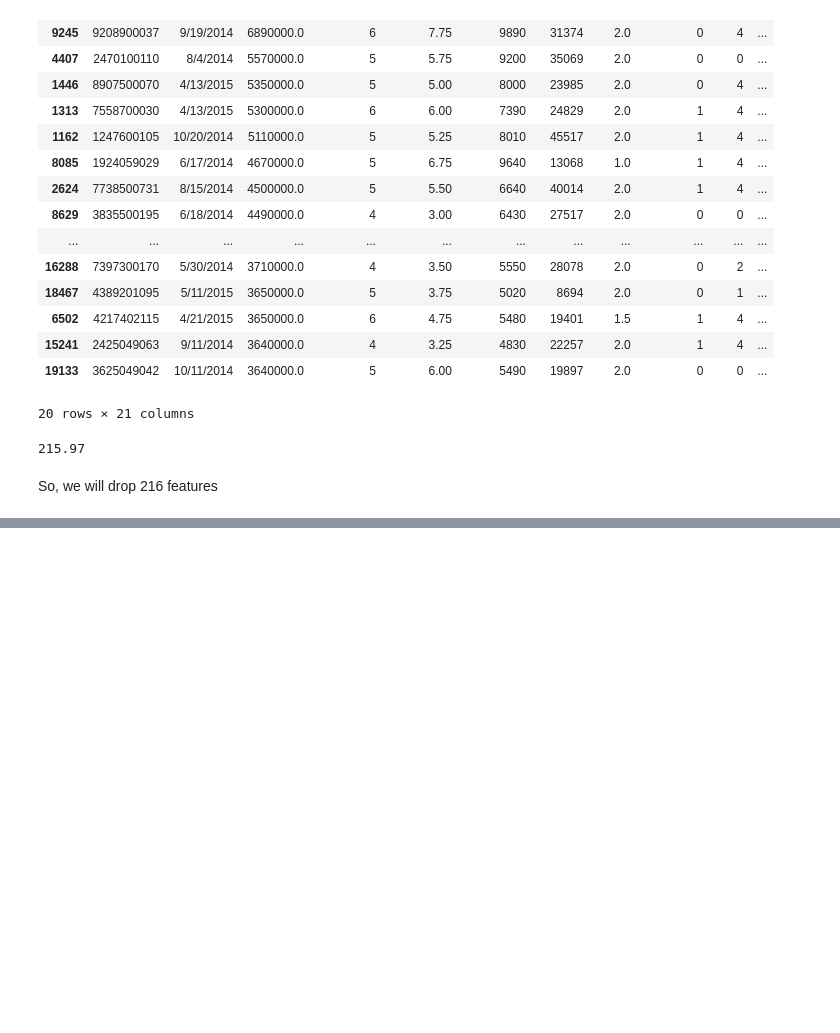
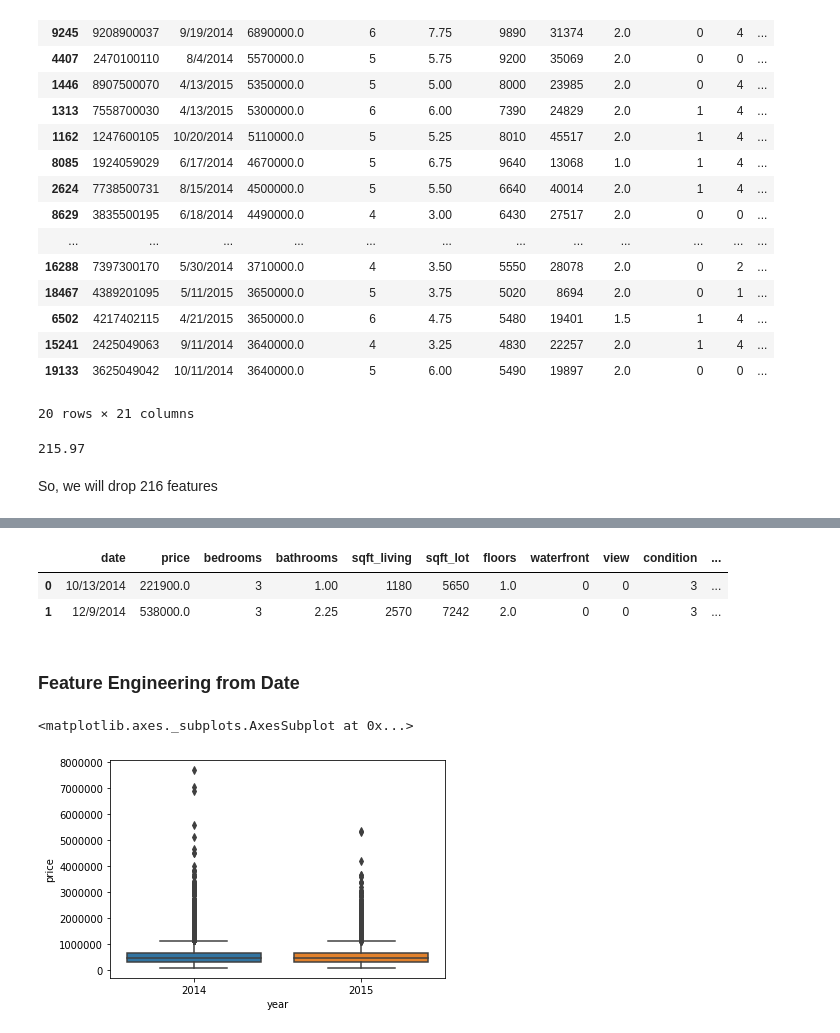
Before and after one commit to GkouskosV/Python-for-Data-Science-and-Machine-Learning-Bootcamp, a Jupyter notebook: Deep_Learning_Sections/Keras_regression.ipynb, the cells around one changed output, grey strips where cells are left out. Cells and saved outputs as stored; diff of their text form; code cells hidden in the pictures; blank space fills up the shorter version.

```diff
--- a/Deep_Learning_Sections/Keras_regression.ipynb
+++ b/Deep_Learning_Sections/Keras_regression.ipynb
@@ -224,0 +280,20 @@ So, we will drop 216 features
+# %%
+df = df.drop('id', axis=1)
+# %%
+df.head(2)
+# %% [output]
+|  | date | price | bedrooms | bathrooms | sqft_living | sqft_lot | floors | waterfront | view | condition | ... |
+| 0 | 10/13/2014 | 221900.0 | 3 | 1.00 | 1180 | 5650 | 1.0 | 0 | 0 | 3 | ... |
+| 1 | 12/9/2014 | 538000.0 | 3 | 2.25 | 2570 | 7242 | 2.0 | 0 | 0 | 3 | ... |
+# %% [markdown]
+### Feature Engineering from Date
+# %%
+df['date'] = pd.to_datetime(df['date'])
+# %%
+df['month'] = df['date'].apply(lambda date: date.month)
+df['year'] = df['date'].apply(lambda date: date.year)
+# %%
+sns.boxplot(x='year', y='price',data=df)
+# %% [output]
+<matplotlib.axes._subplots.AxesSubplot at 0x...>
+[figure, added]
```
Also changed, not shown: parts of 12 cells of this notebook.
